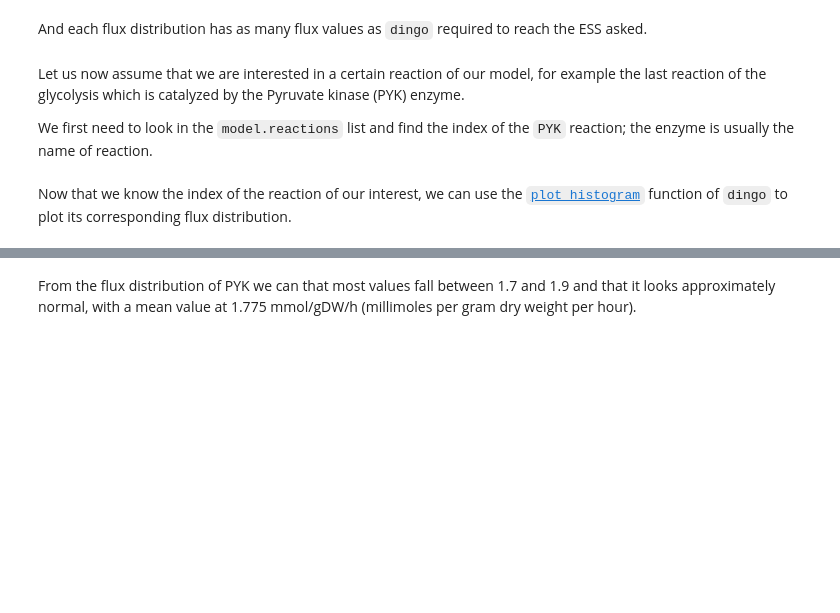
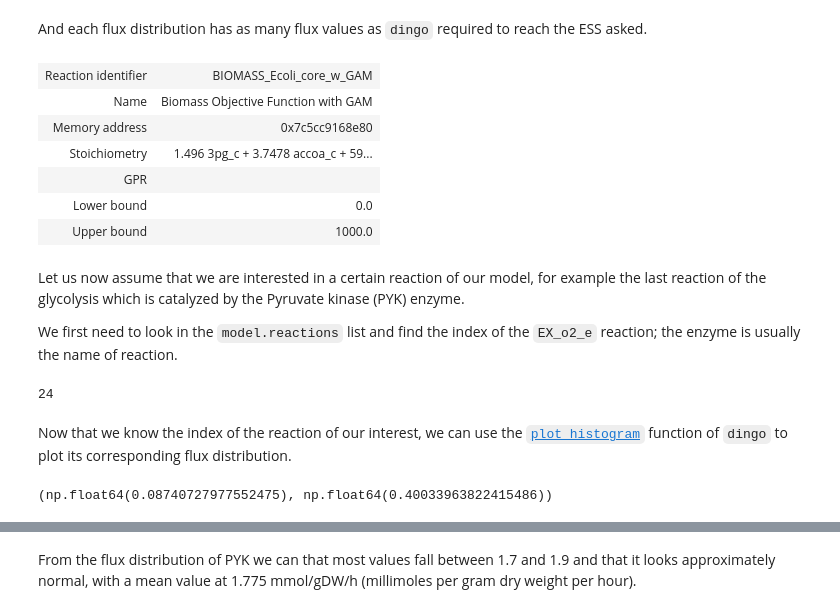
Before and after one commit to GeomScale/dingo, a Jupyter notebook: tutorials/dingo_tutorial.ipynb, the cells around one changed output, grey strips where cells are left out. Drawn from its saved outputs; the diff is of its cells as text; code cells hidden in the pictures; blank space fills up the shorter version.

```diff
--- a/tutorials/dingo_tutorial.ipynb
+++ b/tutorials/dingo_tutorial.ipynb
@@ -366,7 +449,17 @@ print('Number of flux distributions sampled: ', steady_states.shape[0])
 And each flux distribution has as many flux values as `dingo` required to reach the ESS asked.
 # %%
 print('Number of flux values of the flux distributions returned: ', steady_states.shape[1])
+# %%
+cobra_model.reactions.BIOMASS_Ecoli_core_w_GAM
+# %% [output]
+| Reaction identifier | BIOMASS_Ecoli_core_w_GAM |
+| Name | Biomass Objective Function with GAM |
+| Memory address | 0x7c5cc9168e80 |
+| Stoichiometry | 1.496 3pg_c + 3.7478 accoa_c + 59... |
+| GPR |  |
+| Lower bound | 0.0 |
+| Upper bound | 1000.0 |
 # %% [markdown]
 Let us now assume that we are interested in a certain reaction of our model, for example the last reaction of the glycolysis which is catalyzed by the Pyruvate kinase (PYK) enzyme.
 
-We first need to look in the `model.reactions` list and find the index of the `PYK` reaction; the enzyme is usually the name of reaction.
+We first need to look in the `model.reactions` list and find the index of the `EX_o2_e` reaction; the enzyme is usually the name of reaction.
@@ -375,5 +466,14 @@ model.reactions.index('PYK')
+# %%
+# model.reactions.index('EX_o2_e')
+model.reactions.index('BIOMASS_Ecoli_core_w_GAM')
+# %% [output]
+24
 # %% [markdown]
 Now that we know the index of the reaction of our interest, we can use the [`plot_histogram`](https://github.com/GeomScale/dingo/blob/a76b4be22f33feac86dff38746c7f2706afb2b67/dingo/utils.py#L177) function of `dingo` to plot its corresponding flux distribution.
+# %%
+min(steady_states[24]), max(steady_states[24])
+# %% [output]
+(np.float64(0.08740727977552475), np.float64(0.40033963822415486))
 # %%
 from dingo import plot_histogram
 
```
Also changed, not shown: parts of 48 cells of this notebook, 2 other files.
